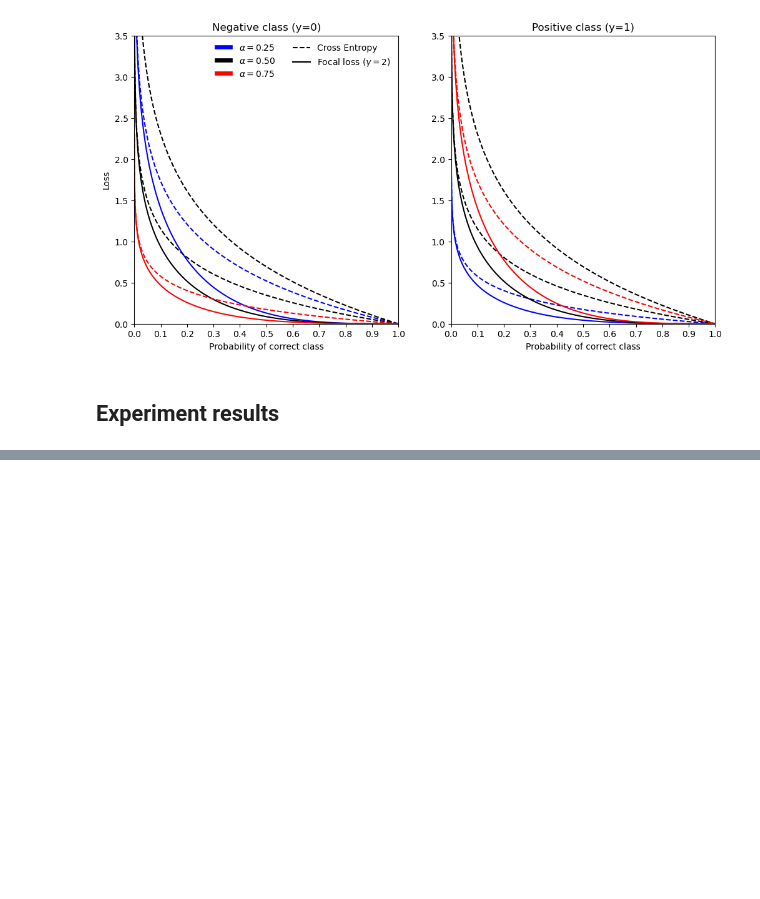
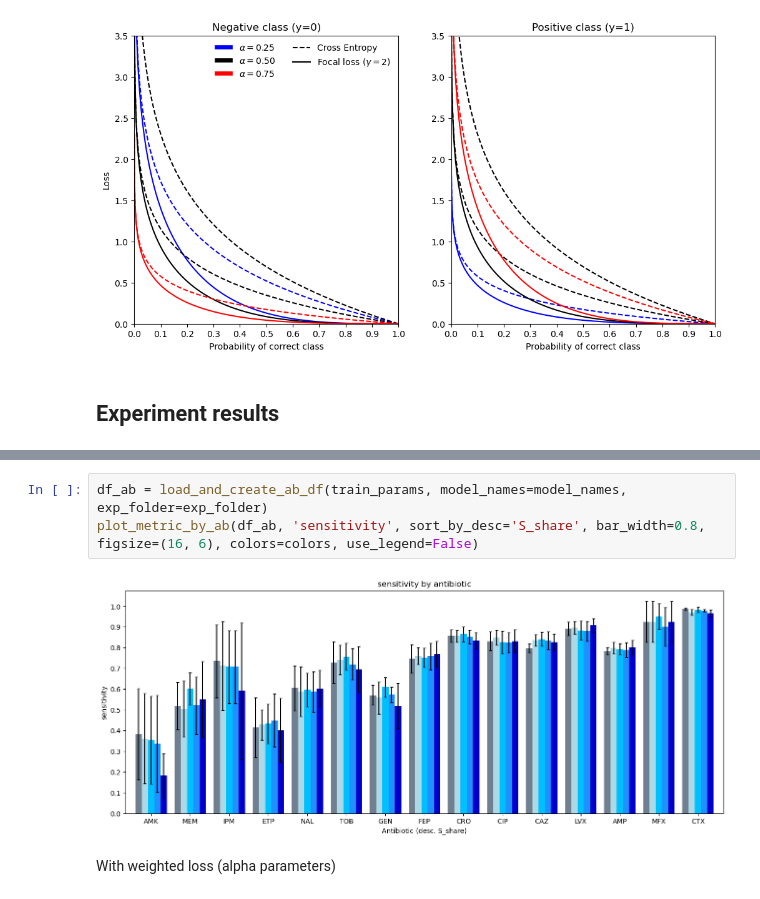
Before and after one commit to jespeols/ARFusion, a Jupyter notebook: loss_experimentation.ipynb, the cells around one changed output, grey strips where cells are left out. Cells and saved outputs as stored; diff of their text form; blank space fills up the shorter version.

```diff
--- a/loss_experimentation.ipynb
+++ b/loss_experimentation.ipynb
@@ -582,0 +616,7 @@ df_results = load_and_create_abs_and_rel_diff_dfs
+# %%
+df_ab = load_and_create_ab_df(train_params, model_names=model_names, exp_folder=exp_folder)
+plot_metric_by_ab(df_ab, 'sensitivity', sort_by_desc='S_share', bar_width=0.8, figsize=(16, 6), colors=colors, use_legend=False)
+# %% [output]
+[figure, added]
+# %% [markdown]
+With weighted loss (alpha parameters)
```
Also changed, not shown: parts of 10 cells of this notebook, 2 other files.
